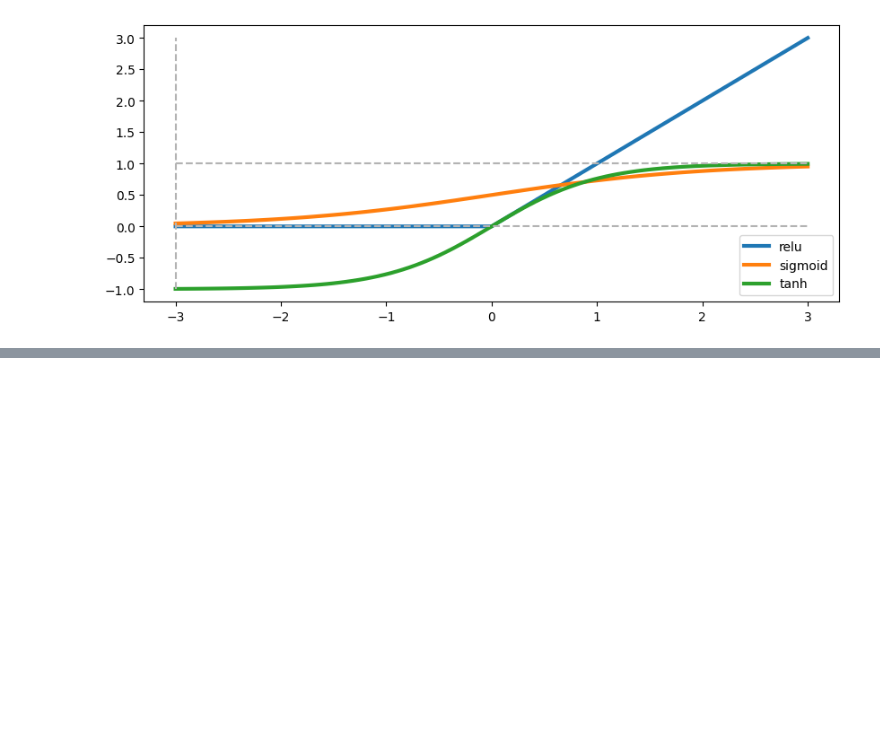
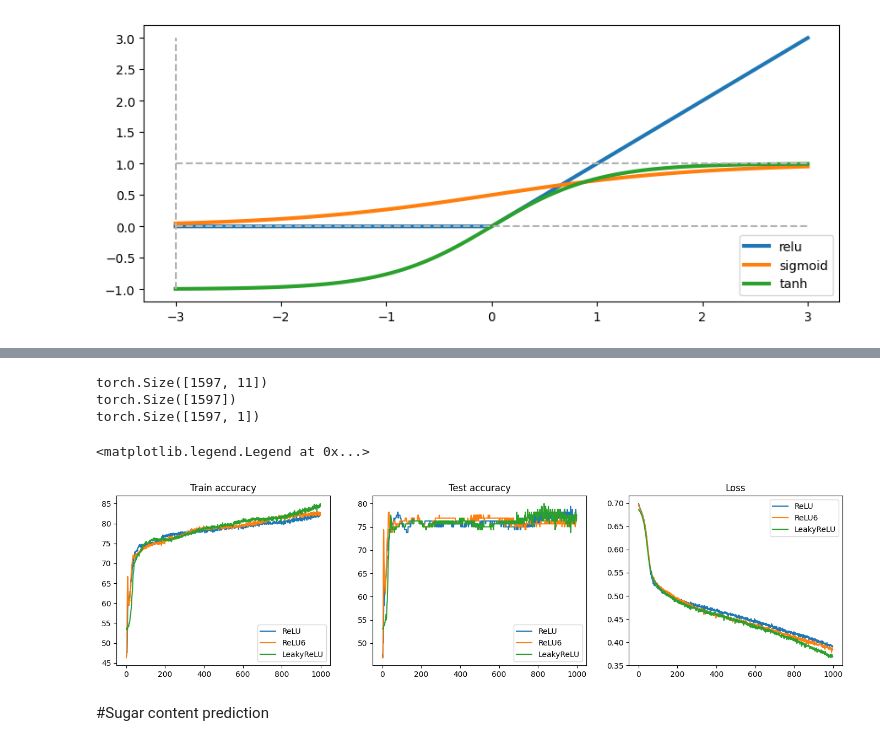
Before and after one commit to taruvaid/Fourier-Neural-Operators, a Jupyter notebook: winequality_prediction_and_hyperparameter_tuning.ipynb, the cells around one changed output, grey strips where cells are left out. Drawn from its saved outputs; the diff is of its cells as text; code cells hidden in the pictures; blank space fills up the shorter version.

Commit message:
added neural net code to predict residual sugar

```diff
--- a/winequality_prediction_and_hyperparameter_tuning.ipynb
+++ b/winequality_prediction_and_hyperparameter_tuning.ipynb
@@ -791,0 +949,37 @@ plt.legend()
+# %%
+batchsize = 64
+numepochs = 1000
+activation_funs = ['ReLU','ReLU6','LeakyReLU']
+
+train_loader,test_loader = dataprep(data_std,batchsize)
+
+trainbyact = np.zeros((numepochs,len(activation_funs)))
+testbyact = np.zeros((numepochs,len(activation_funs)))
+lossbyact = np.zeros((numepochs,len(activation_funs)))
+
+for i,actfun in enumerate(activation_funs):
+  model,lossfun,optimizer = initialize_model(actfun)
+  train_accuracy,test_accuracy,loss,compute = train(batchsize,model,lossfun,optimizer,train_loader,test_loader,numepochs)
+  trainbyact[:,i] = train_accuracy
+  testbyact[:,i] = test_accuracy
+  lossbyact[:,i] = loss
+# %% [output]
+torch.Size([1597, 11])
+torch.Size([1597])
+torch.Size([1597, 1])
+# %%
+fig,ax = plt.subplots(1,3,figsize = (17,4))
+ax[0].plot(trainbyact)
+ax[0].set_title("Train accuracy")
+ax[0].legend(activation_funs)
+ax[1].plot(testbyact)
+ax[1].set_title("Test accuracy")
+ax[1].legend(activation_funs)
+ax[2].plot(lossbyact)
+ax[2].set_title("Loss")
+ax[2].legend(activation_funs)
+# %% [output]
+<matplotlib.legend.Legend at 0x...>
+[figure, added]
+# %% [markdown]
+#Sugar content prediction
```
Also changed, not shown: parts of 20 cells of this notebook.
